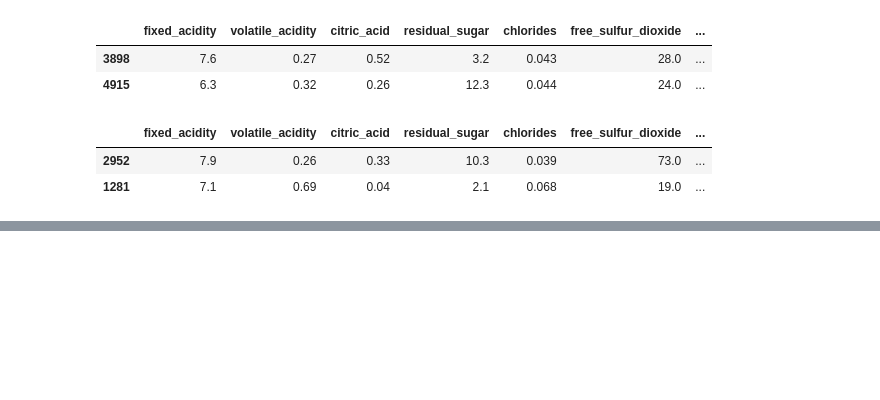
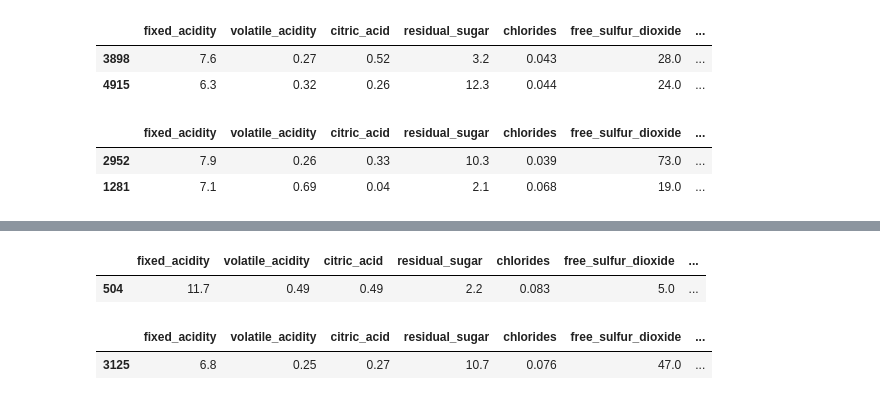
Before and after one commit to Dev-Flurssy/data-science-lab, a Jupyter notebook: Wine Quality/Notebooks/feature-engineering.ipynb, the cells around one changed output, grey strips where cells are left out. Drawn from its saved outputs; the diff is of its cells as text; code cells hidden in the pictures; blank space fills up the shorter version.

```diff
--- a/Wine Quality/Notebooks/feature-engineering.ipynb
+++ b/Wine Quality/Notebooks/feature-engineering.ipynb
@@ -146,0 +152,14 @@ display(X_test_fe.sample(2))
+# %%
+# creating sugar_alcohol_ratio column on featured engineering X_train and X_test.
+
+X_train_fe['sugar_alcohol_ratio'] = (X_train_fe['residual_sugar'] / (X_train_fe['alcohol'] + 1e-6)).round(2)
+X_test_fe['sugar_alcohol_ratio']  = (X_test_fe['residual_sugar'] / (X_test_fe['alcohol'] + 1e-6)).round(2)
+
+display(X_train_fe.sample())
+print()
+display(X_test_fe.sample())
+# %% [output]
+|  | fixed_acidity | volatile_acidity | citric_acid | residual_sugar | chlorides | free_sulfur_dioxide | ... |
+| 504 | 11.7 | 0.49 | 0.49 | 2.2 | 0.083 | 5.0 | ... |
+|  | fixed_acidity | volatile_acidity | citric_acid | residual_sugar | chlorides | free_sulfur_dioxide | ... |
+| 3125 | 6.8 | 0.25 | 0.27 | 10.7 | 0.076 | 47.0 | ... |
```
Also changed, not shown: parts of 6 cells of this notebook.
